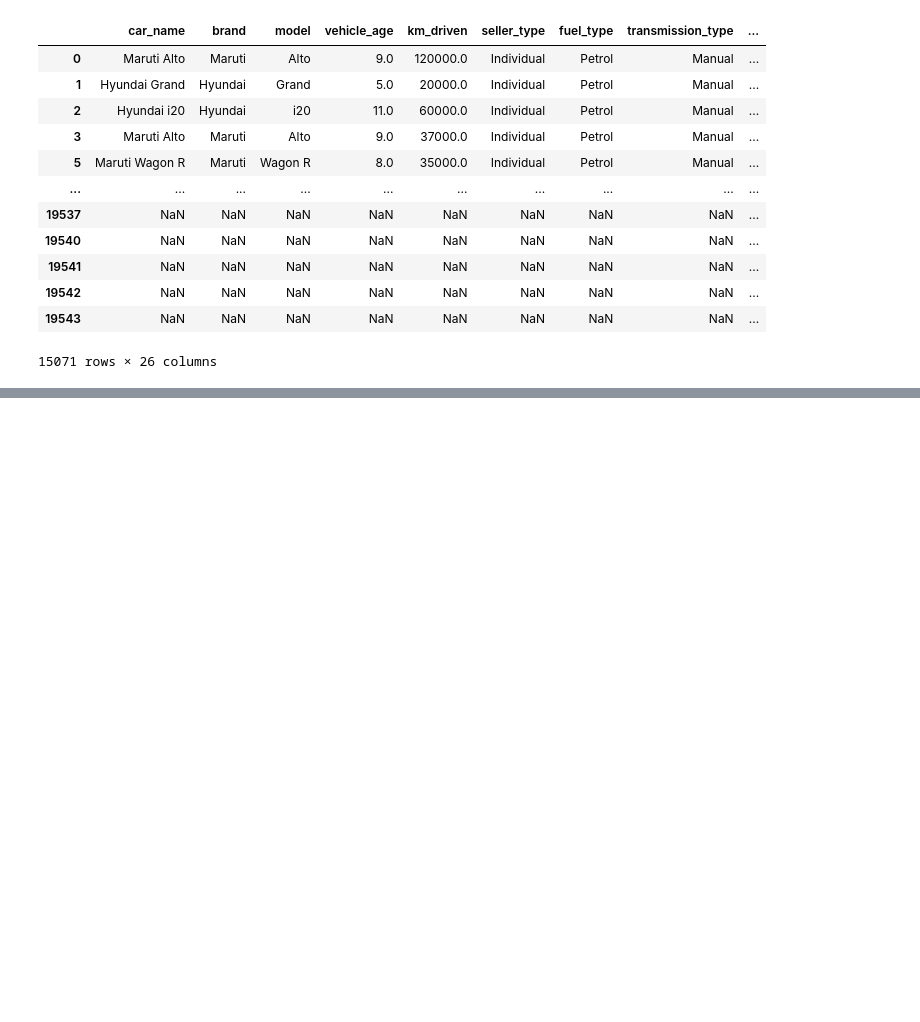
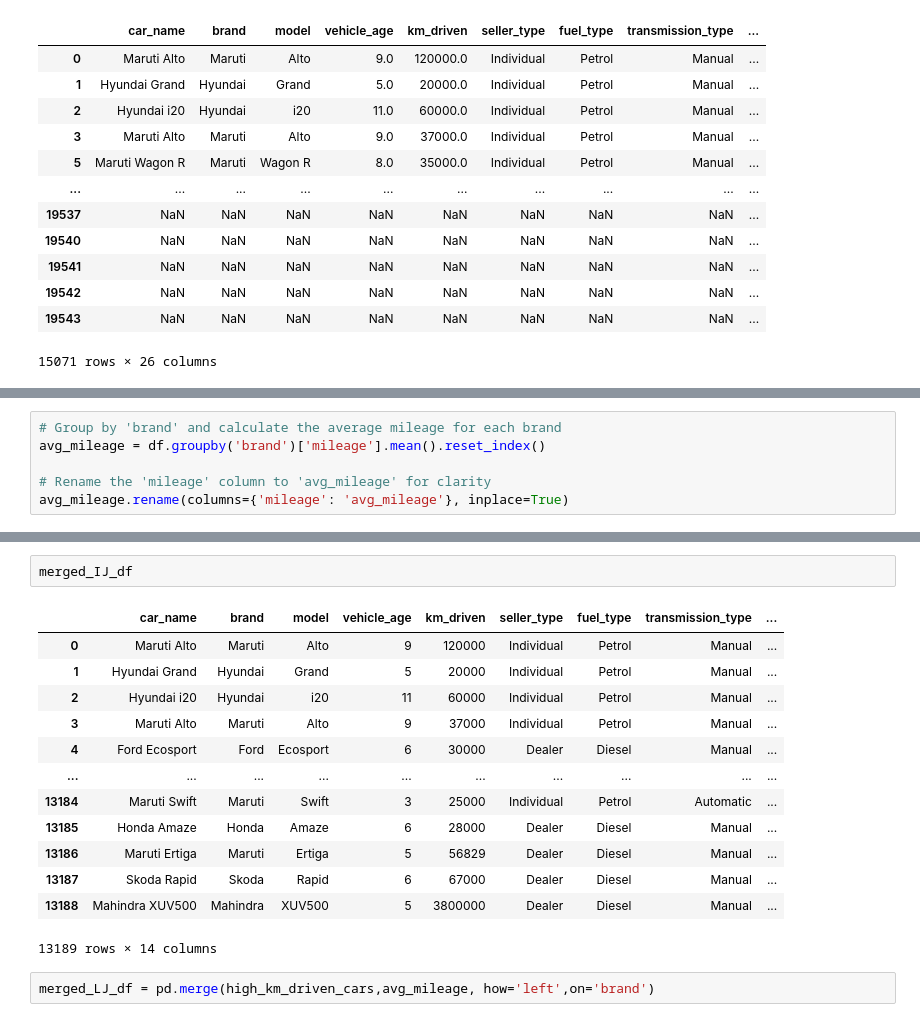
Before and after one commit to AgentAhmed/Data_analysis, a Jupyter notebook: Cardekho_dataset.ipynb, the cells around one changed output, grey strips where cells are left out. Saved outputs shown, nothing was run; the diff lists cells and outputs as text; blank space fills up the shorter version.

```diff
--- a/Cardekho_dataset.ipynb
+++ b/Cardekho_dataset.ipynb
@@ -150,0 +155,6 @@ seller12
+# %%
+# Group by 'brand' and calculate the average mileage for each brand
+avg_mileage = df.groupby('brand')['mileage'].mean().reset_index()
+
+# Rename the 'mileage' column to 'avg_mileage' for clarity
+avg_mileage.rename(columns={'mileage': 'avg_mileage'}, inplace=True)
@@ -150,0 +204,18 @@ seller12
+# %%
+merged_IJ_df
+# %% [output]
+|  | car_name | brand | model | vehicle_age | km_driven | seller_type | fuel_type | transmission_type | ... |
+| 0 | Maruti Alto | Maruti | Alto | 9 | 120000 | Individual | Petrol | Manual | ... |
+| 1 | Hyundai Grand | Hyundai | Grand | 5 | 20000 | Individual | Petrol | Manual | ... |
+| 2 | Hyundai i20 | Hyundai | i20 | 11 | 60000 | Individual | Petrol | Manual | ... |
+| 3 | Maruti Alto | Maruti | Alto | 9 | 37000 | Individual | Petrol | Manual | ... |
+| 4 | Ford Ecosport | Ford | Ecosport | 6 | 30000 | Dealer | Diesel | Manual | ... |
+| ... | ... | ... | ... | ... | ... | ... | ... | ... | ... |
+| 13184 | Maruti Swift | Maruti | Swift | 3 | 25000 | Individual | Petrol | Automatic | ... |
+| 13185 | Honda Amaze | Honda | Amaze | 6 | 28000 | Dealer | Diesel | Manual | ... |
+| 13186 | Maruti Ertiga | Maruti | Ertiga | 5 | 56829 | Dealer | Diesel | Manual | ... |
+| 13187 | Skoda Rapid | Skoda | Rapid | 6 | 67000 | Dealer | Diesel | Manual | ... |
+| 13188 | Mahindra XUV500 | Mahindra | XUV500 | 5 | 3800000 | Dealer | Diesel | Manual | ... |
+13189 rows × 14 columns
+# %%
+merged_LJ_df = pd.merge(high_km_driven_cars,avg_mileage, how='left',on='brand')
```
Also changed, not shown: parts of 15 cells of this notebook.
